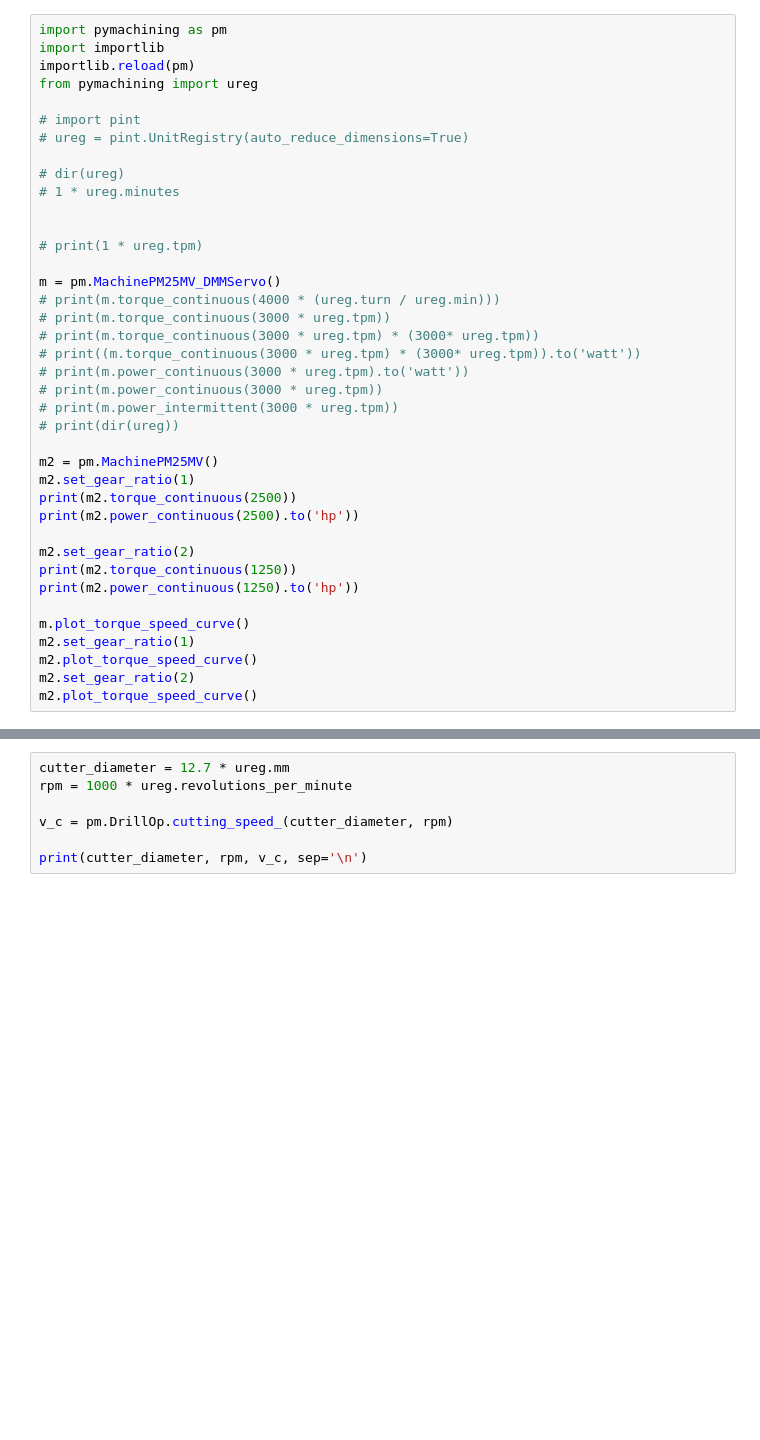
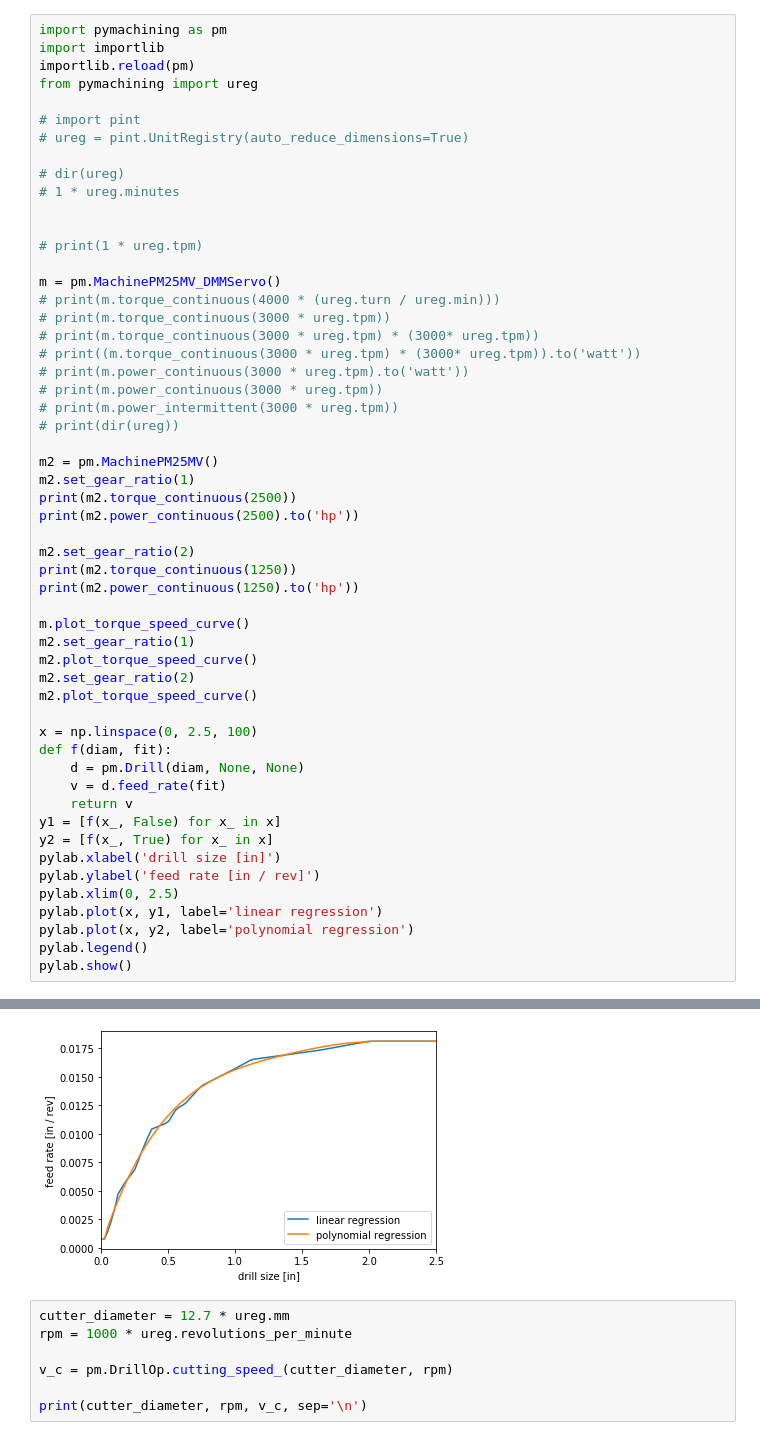
Before and after one commit to kentavv/pymachining, a Jupyter notebook: machining calculations.ipynb, the cells around one changed output, grey strips where cells are left out. Drawn from its saved outputs; the diff is of its cells as text; blank space fills up the shorter version.

Commit message:
Added Drill and related support classes, added feed_rate calculator for drills

```diff
--- a/machining calculations.ipynb
+++ b/machining calculations.ipynb
@@ -18,33 +18,49 @@ m = pm.MachinePM25MV_DMMServo()
 # print(m.torque_continuous(3000 * ureg.tpm))
 # print(m.torque_continuous(3000 * ureg.tpm) * (3000* ureg.tpm))
 # print((m.torque_continuous(3000 * ureg.tpm) * (3000* ureg.tpm)).to('watt'))
 # print(m.power_continuous(3000 * ureg.tpm).to('watt'))
 # print(m.power_continuous(3000 * ureg.tpm))
 # print(m.power_intermittent(3000 * ureg.tpm))
 # print(dir(ureg))
 
 m2 = pm.MachinePM25MV()
 m2.set_gear_ratio(1)
 print(m2.torque_continuous(2500))
 print(m2.power_continuous(2500).to('hp'))
 
 m2.set_gear_ratio(2)
 print(m2.torque_continuous(1250))
 print(m2.power_continuous(1250).to('hp'))
 
 m.plot_torque_speed_curve()
 m2.set_gear_ratio(1)
 m2.plot_torque_speed_curve()
 m2.set_gear_ratio(2)
 m2.plot_torque_speed_curve()
+
+x = np.linspace(0, 2.5, 100)
+def f(diam, fit):
+    d = pm.Drill(diam, None, None)
+    v = d.feed_rate(fit)
+    return v
+y1 = [f(x_, False) for x_ in x]
+y2 = [f(x_, True) for x_ in x]
+pylab.xlabel('drill size [in]')
+pylab.ylabel('feed rate [in / rev]')
+pylab.xlim(0, 2.5)
+pylab.plot(x, y1, label='linear regression')
+pylab.plot(x, y2, label='polynomial regression')
+pylab.legend()
+pylab.show()
 # %% [output]
 2.85 meter * newton
 1.0005744719311762 horsepower
 5.7 meter * newton
 1.0005744719311762 horsepower
 [figure]
 [figure]
 [figure]
+[figure, added]
 # %%
 cutter_diameter = 12.7 * ureg.mm
 rpm = 1000 * ureg.revolutions_per_minute
```
Also changed, not shown: 1 other file.
